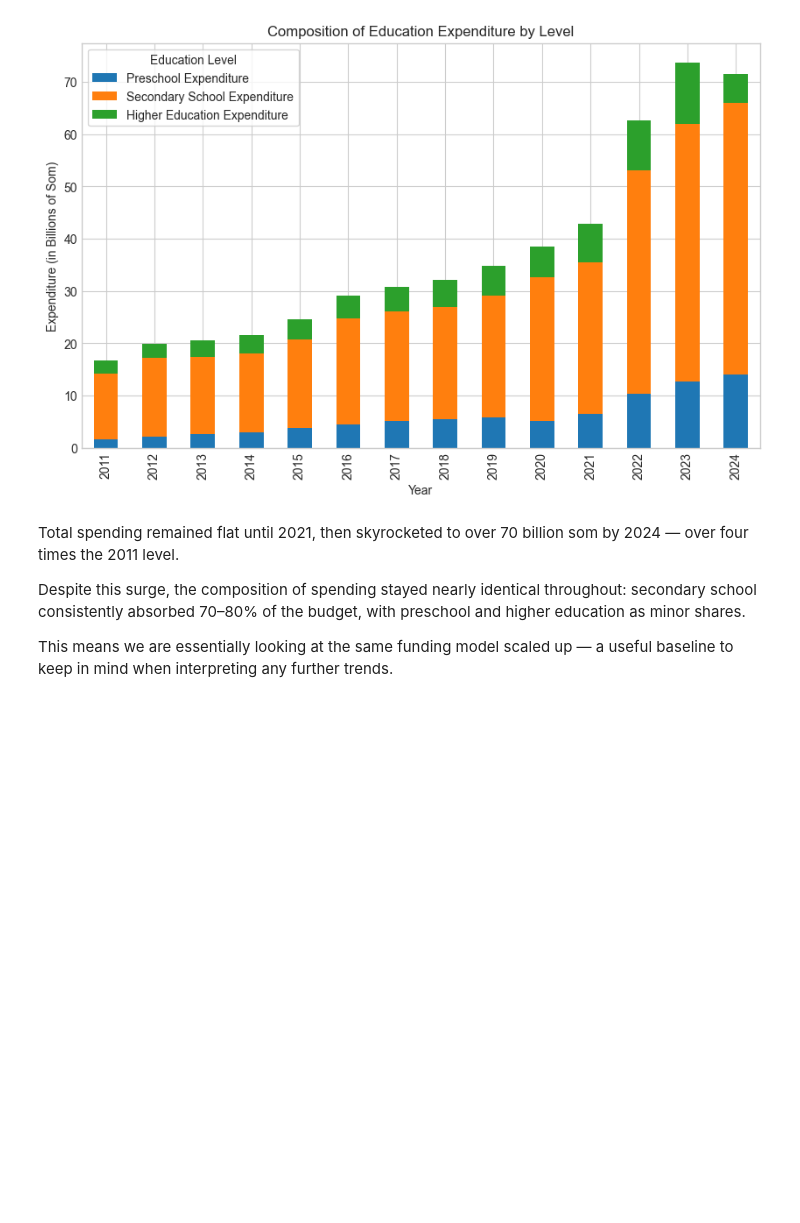
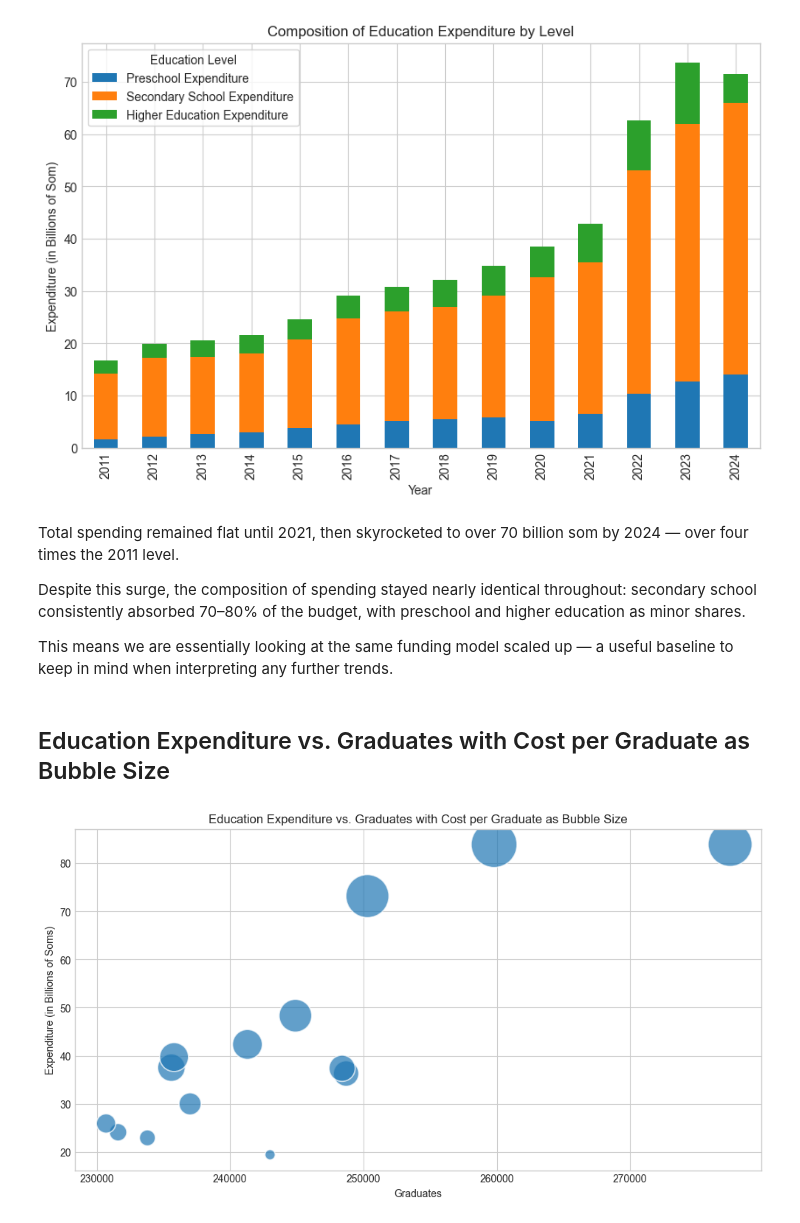
Before and after one commit to rus5sp/DAV-Project, a Jupyter notebook: eda.ipynb, the cells around one changed output. Drawn from its saved outputs; the diff is of its cells as text; code cells hidden in the pictures; blank space fills up the shorter version.

Commit message:
Education Expenditure vs. Graduates with Cost per Graduate as Bubble Size plot added

```diff
--- a/eda.ipynb
+++ b/eda.ipynb
@@ -268,3 +268,27 @@ Total spending remained flat until 2021, then skyrocketed to over 70 billion som
 Despite this surge, the composition of spending stayed nearly identical throughout: secondary school consistently absorbed 70–80% of the budget, with preschool and higher education as minor shares.
 
 This means we are essentially looking at the same funding model scaled up — a useful baseline to keep in mind when interpreting any further trends.
+# %% [markdown]
+## Education Expenditure vs. Graduates with Cost per Graduate as Bubble Size
+# %%
+cost_per_grad = df['edu_exp_total'] / df['grad_total']
+
+size_min, size_max = 100, 2000
+size_norm = (cost_per_grad - cost_per_grad.min()) / (cost_per_grad.max() - cost_per_grad.min())
+bubble_size = size_min + size_norm * (size_max - size_min)
+
+plt.figure(figsize=(12, 6))
+sns.scatterplot(
+    x=df['grad_total'],
+    y=df['edu_exp_total'] / 1000000000,
+    s=bubble_size,
+    sizes=(size_min, size_max),
+    alpha=0.7
+)
+plt.gca().ticklabel_format(axis='y', style='plain')
+plt.title('Education Expenditure vs. Graduates with Cost per Graduate as Bubble Size')
+plt.xlabel('Graduates')
+plt.ylabel('Expenditure (in Billions of Soms)')
+plt.show()
+# %% [output]
+[figure, added]
```
